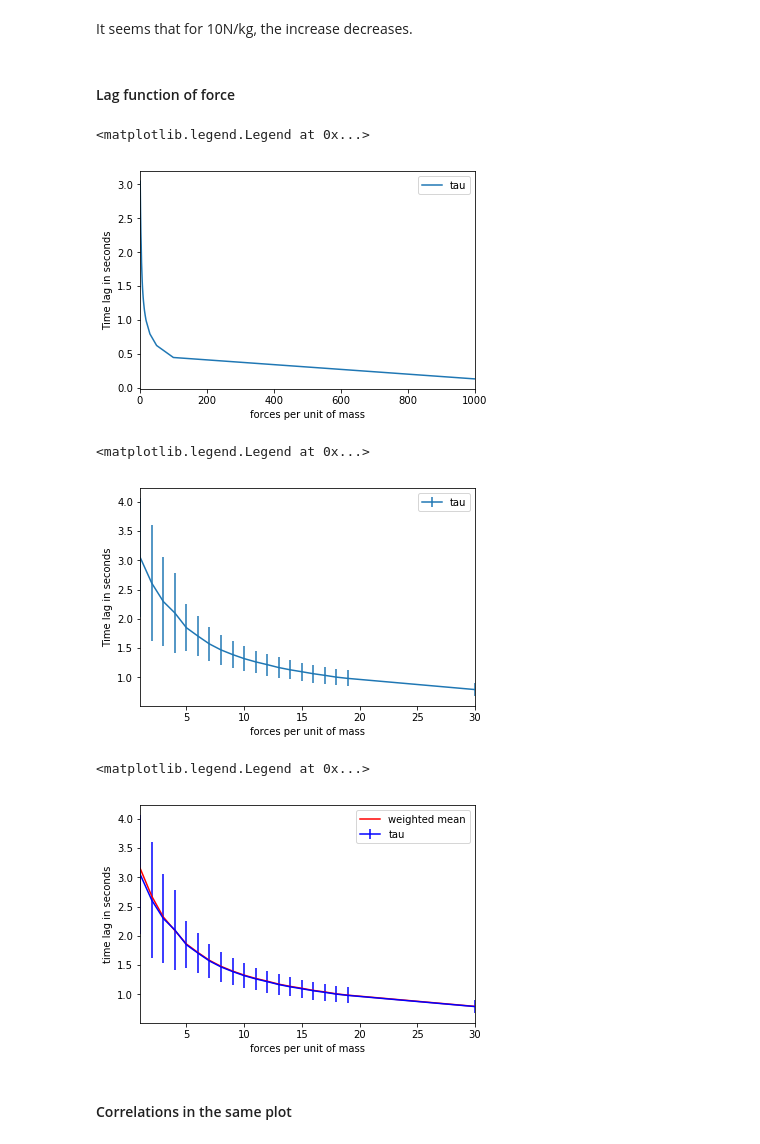
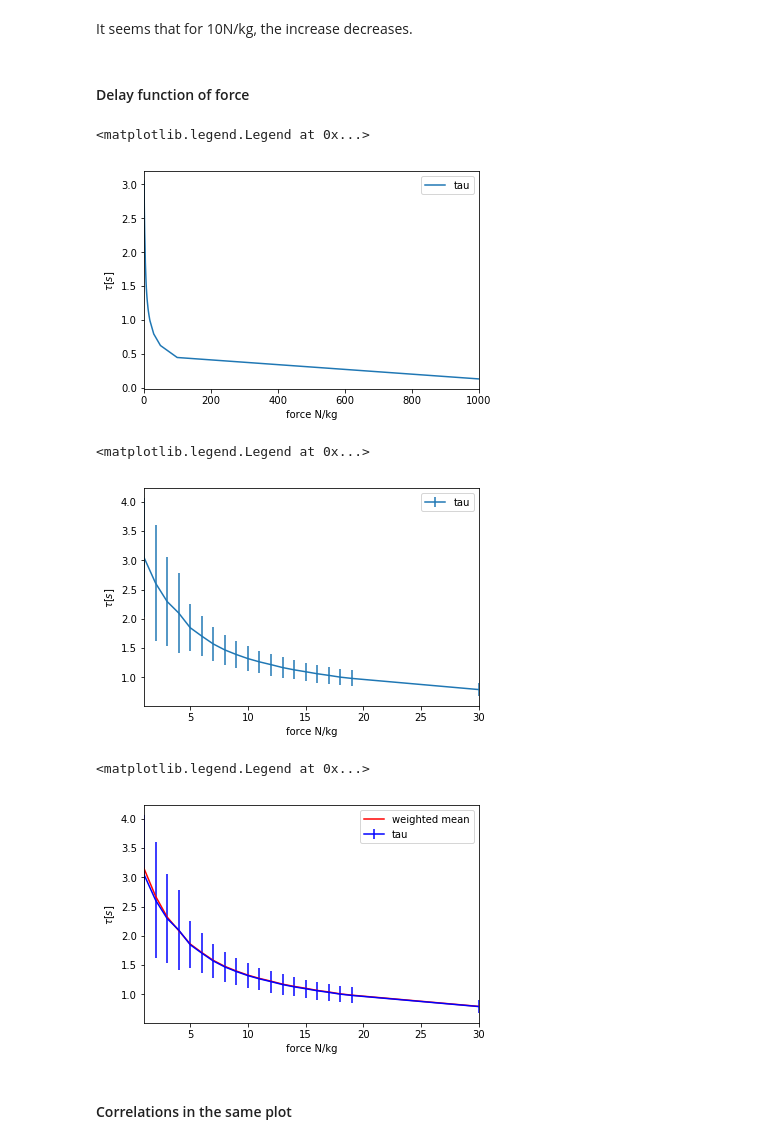
Before and after one commit to AmigoCap/MecaSportCo, a Jupyter notebook: 3_Comparison_of_ways_to_quantify_free_space.ipynb, the cells around one changed output. Cells and saved outputs as stored; diff of their text form; code cells hidden in the pictures.

```diff
--- a/3_Comparison_of_ways_to_quantify_free_space.ipynb
+++ b/3_Comparison_of_ways_to_quantify_free_space.ipynb
@@ -380,41 +353,41 @@ plt.ylim(top=1)
 # %% [markdown]
 It seems that for 10N/kg, the increase decreases.
 # %% [markdown]
-#### Lag function of force
+#### Delay function of force
 # %%
 df=lags[['tau','time']].max(level=(0,1))
 df['tau']=df['tau']*0.04
 fig, ax = plt.subplots()
 tau_mean=df[['tau']].mean(level=(0))
 tau_mean.plot(ax=ax)
-plt.xlabel('forces per unit of mass')
-plt.ylabel('Time lag in seconds')
+plt.xlabel('force N/kg')
+plt.ylabel(r'$\tau [s]$')
 plt.legend()
 # %% [output]
 <matplotlib.legend.Legend at 0x...>
-[figure, old version]
+[figure, new version]
 # %%
 fig, ax = plt.subplots()
 tau_mean=df.drop([50,100,1000])[['tau']].mean(level=(0))
 tau_std=df.drop([50,100,1000])[['tau']].std(level=(0))
 tau_mean.plot(yerr=tau_std, ax=ax)
-plt.xlabel('forces per unit of mass')
-plt.ylabel('Time lag in seconds')
+plt.xlabel('force N/kg')
+plt.ylabel(r'$\tau [s]$')
 plt.legend()
 # %% [output]
 <matplotlib.legend.Legend at 0x...>
-[figure, old version]
+[figure, new version]
 # %%
 tau_mean_w=df.drop([50,100,1000]).groupby(level=0).apply(weighted, cols='tau', w='time')
 fig, ax = plt.subplots()
 tau_mean.plot(yerr=tau_std, ax=ax, color='b', label='mean')
 tau_mean_w.plot(ax=ax, color='r', label='weighted mean')
-plt.xlabel('forces per unit of mass')
-plt.ylabel('time lag in seconds')
+plt.xlabel('force N/kg')
+plt.ylabel(r'$\tau [s]$')
 plt.legend()
 # %% [output]
 <matplotlib.legend.Legend at 0x...>
-[figure, old version]
+[figure, new version]
 # %% [markdown]
 #### Correlations in the same plot
 # %%
```
Also changed, not shown: parts of 18 cells of this notebook, 3 other files.
